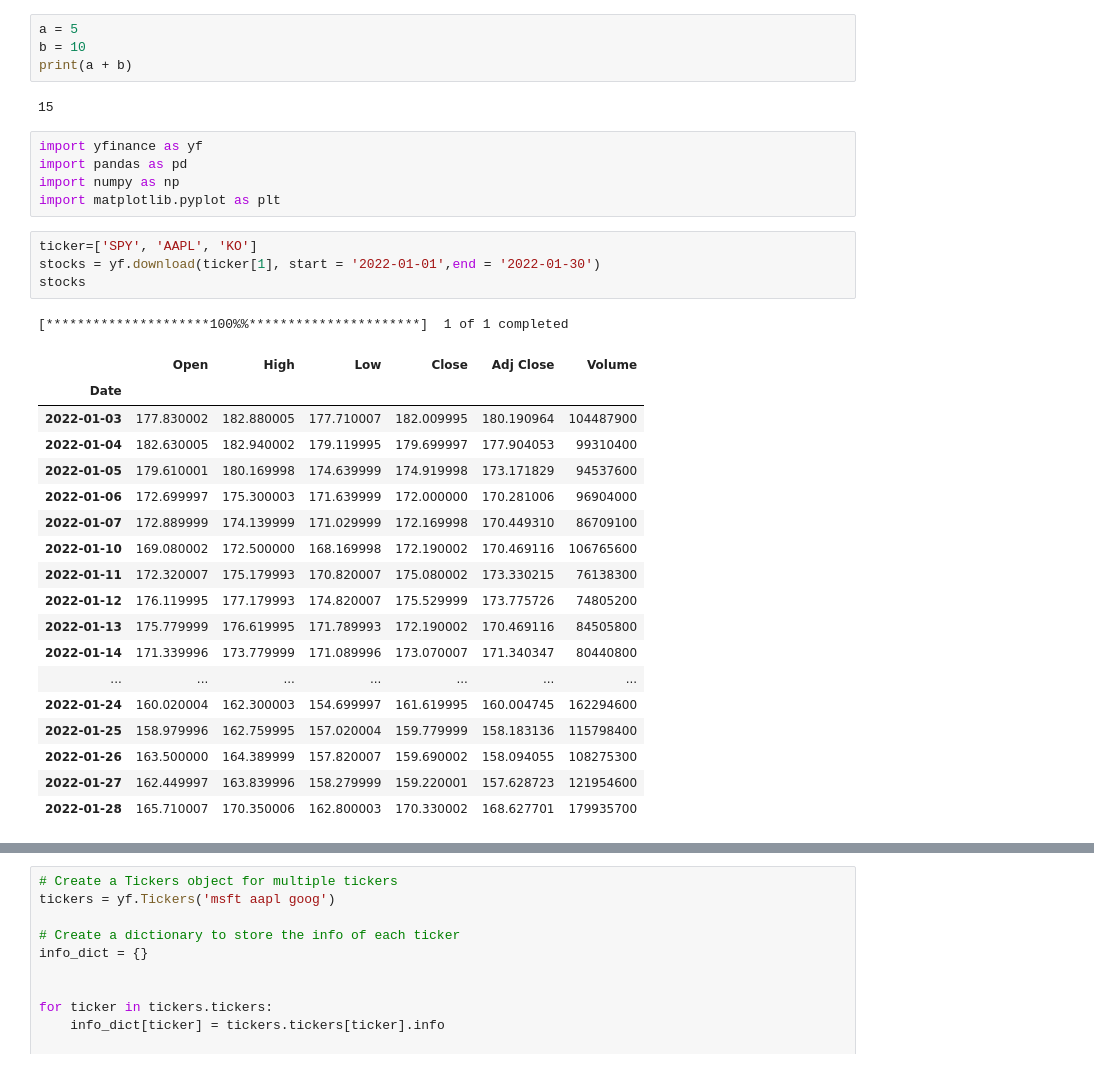
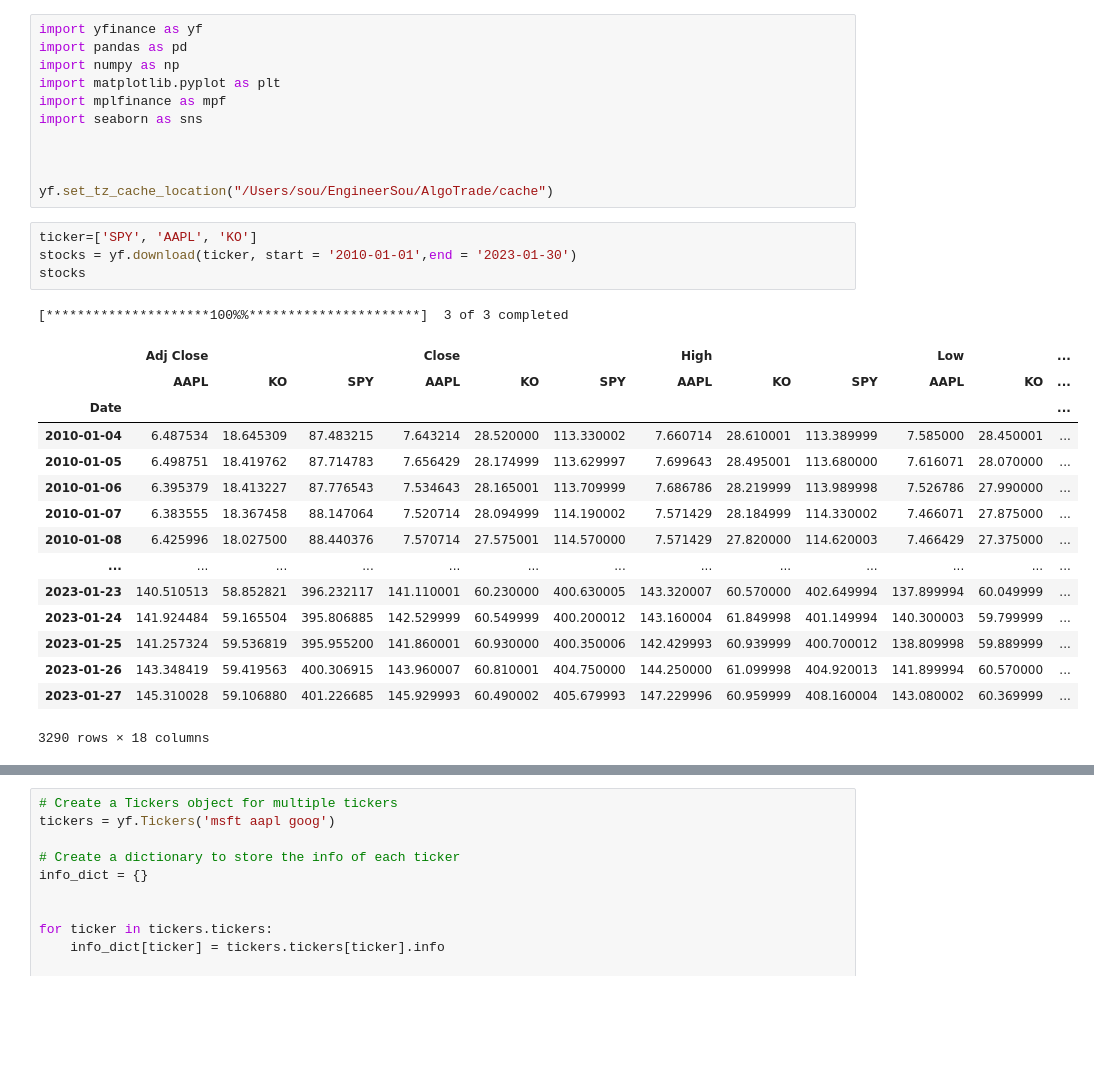
Before and after one commit to SouCode/RoboTrader, a Jupyter notebook: inMoneyTutorial.ipynb, the cells around one changed output, grey strips where cells are left out. Saved outputs shown, nothing was run; the diff lists cells and outputs as text; blank space fills up the shorter version.

```diff
--- a/inMoneyTutorial.ipynb
+++ b/inMoneyTutorial.ipynb
@@ -1,35 +1,32 @@
-# %%
-a = 5
-b = 10
-print(a + b)
-# %% [output]
-15
 # %%
 import yfinance as yf
 import pandas as pd
 import numpy as np
 import matplotlib.pyplot as plt
+import mplfinance as mpf
+import seaborn as sns
+
+
+
+yf.set_tz_cache_location("/Users/sou/EngineerSou/AlgoTrade/cache")
 # %%
 ticker=['SPY', 'AAPL', 'KO']
-stocks = yf.download(ticker[1], start = '2022-01-01',end = '2022-01-30')
+stocks = yf.download(ticker, start = '2010-01-01',end = '2023-01-30')
 stocks
 # %% [output]
-[*********************100%%**********************]  1 of 1 completed
+[*********************100%%**********************]  3 of 3 completed
-|  | Open | High | Low | Close | Adj Close | Volume |
-| Date |  |  |  |  |  |  |
-| 2022-01-03 | 177.830002 | 182.880005 | 177.710007 | 182.009995 | 180.190964 | 104487900 |
-| 2022-01-04 | 182.630005 | 182.940002 | 179.119995 | 179.699997 | 177.904053 | 99310400 |
-| 2022-01-05 | 179.610001 | 180.169998 | 174.639999 | 174.919998 | 173.171829 | 94537600 |
-| 2022-01-06 | 172.699997 | 175.300003 | 171.639999 | 172.000000 | 170.281006 | 96904000 |
-| 2022-01-07 | 172.889999 | 174.139999 | 171.029999 | 172.169998 | 170.449310 | 86709100 |
-| 2022-01-10 | 169.080002 | 172.500000 | 168.169998 | 172.190002 | 170.469116 | 106765600 |
-| 2022-01-11 | 172.320007 | 175.179993 | 170.820007 | 175.080002 | 173.330215 | 76138300 |
-| 2022-01-12 | 176.119995 | 177.179993 | 174.820007 | 175.529999 | 173.775726 | 74805200 |
-| 2022-01-13 | 175.779999 | 176.619995 | 171.789993 | 172.190002 | 170.469116 | 84505800 |
-| 2022-01-14 | 171.339996 | 173.779999 | 171.089996 | 173.070007 | 171.340347 | 80440800 |
-| ... | ... | ... | ... | ... | ... | ... |
-| 2022-01-24 | 160.020004 | 162.300003 | 154.699997 | 161.619995 | 160.004745 | 162294600 |
-| 2022-01-25 | 158.979996 | 162.759995 | 157.020004 | 159.779999 | 158.183136 | 115798400 |
-| 2022-01-26 | 163.500000 | 164.389999 | 157.820007 | 159.690002 | 158.094055 | 108275300 |
-| 2022-01-27 | 162.449997 | 163.839996 | 158.279999 | 159.220001 | 157.628723 | 121954600 |
-| 2022-01-28 | 165.710007 | 170.350006 | 162.800003 | 170.330002 | 168.627701 | 179935700 |
+|  | Adj Close |  |  | Close |  |  | High |  |  | Low |  | ... |
+|  | AAPL | KO | SPY | AAPL | KO | SPY | AAPL | KO | SPY | AAPL | KO | ... |
+| Date |  |  |  |  |  |  |  |  |  |  |  | ... |
+| 2010-01-04 | 6.487534 | 18.645309 | 87.483215 | 7.643214 | 28.520000 | 113.330002 | 7.660714 | 28.610001 | 113.389999 | 7.585000 | 28.450001 | ... |
+| 2010-01-05 | 6.498751 | 18.419762 | 87.714783 | 7.656429 | 28.174999 | 113.629997 | 7.699643 | 28.495001 | 113.680000 | 7.616071 | 28.070000 | ... |
+| 2010-01-06 | 6.395379 | 18.413227 | 87.776543 | 7.534643 | 28.165001 | 113.709999 | 7.686786 | 28.219999 | 113.989998 | 7.526786 | 27.990000 | ... |
+| 2010-01-07 | 6.383555 | 18.367458 | 88.147064 | 7.520714 | 28.094999 | 114.190002 | 7.571429 | 28.184999 | 114.330002 | 7.466071 | 27.875000 | ... |
+| 2010-01-08 | 6.425996 | 18.027500 | 88.440376 | 7.570714 | 27.575001 | 114.570000 | 7.571429 | 27.820000 | 114.620003 | 7.466429 | 27.375000 | ... |
+| ... | ... | ... | ... | ... | ... | ... | ... | ... | ... | ... | ... | ... |
+| 2023-01-23 | 140.510513 | 58.852821 | 396.232117 | 141.110001 | 60.230000 | 400.630005 | 143.320007 | 60.570000 | 402.649994 | 137.899994 | 60.049999 | ... |
+| 2023-01-24 | 141.924484 | 59.165504 | 395.806885 | 142.529999 | 60.549999 | 400.200012 | 143.160004 | 61.849998 | 401.149994 | 140.300003 | 59.799999 | ... |
+| 2023-01-25 | 141.257324 | 59.536819 | 395.955200 | 141.860001 | 60.930000 | 400.350006 | 142.429993 | 60.939999 | 400.700012 | 138.809998 | 59.889999 | ... |
+| 2023-01-26 | 143.348419 | 59.419563 | 400.306915 | 143.960007 | 60.810001 | 404.750000 | 144.250000 | 61.099998 | 404.920013 | 141.899994 | 60.570000 | ... |
+| 2023-01-27 | 145.310028 | 59.106880 | 401.226685 | 145.929993 | 60.490002 | 405.679993 | 147.229996 | 60.959999 | 408.160004 | 143.080002 | 60.369999 | ... |
+3290 rows × 18 columns
```
Also changed, not shown: parts of 25 cells of this notebook, 1 other file.
